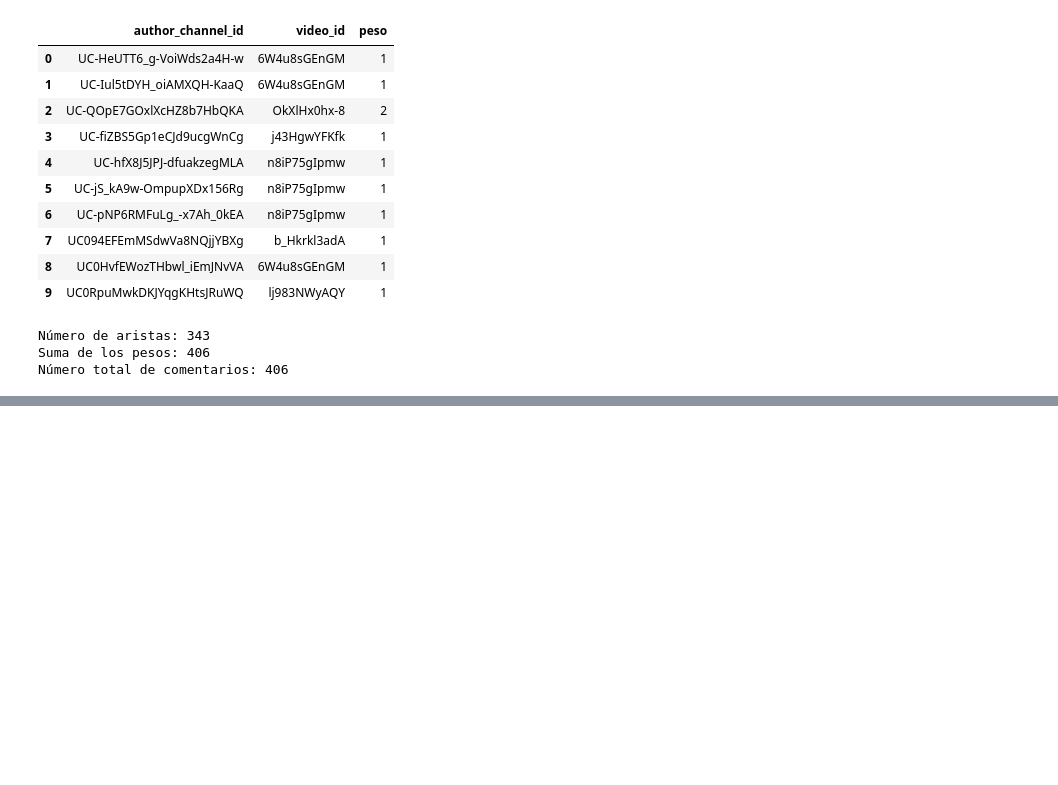
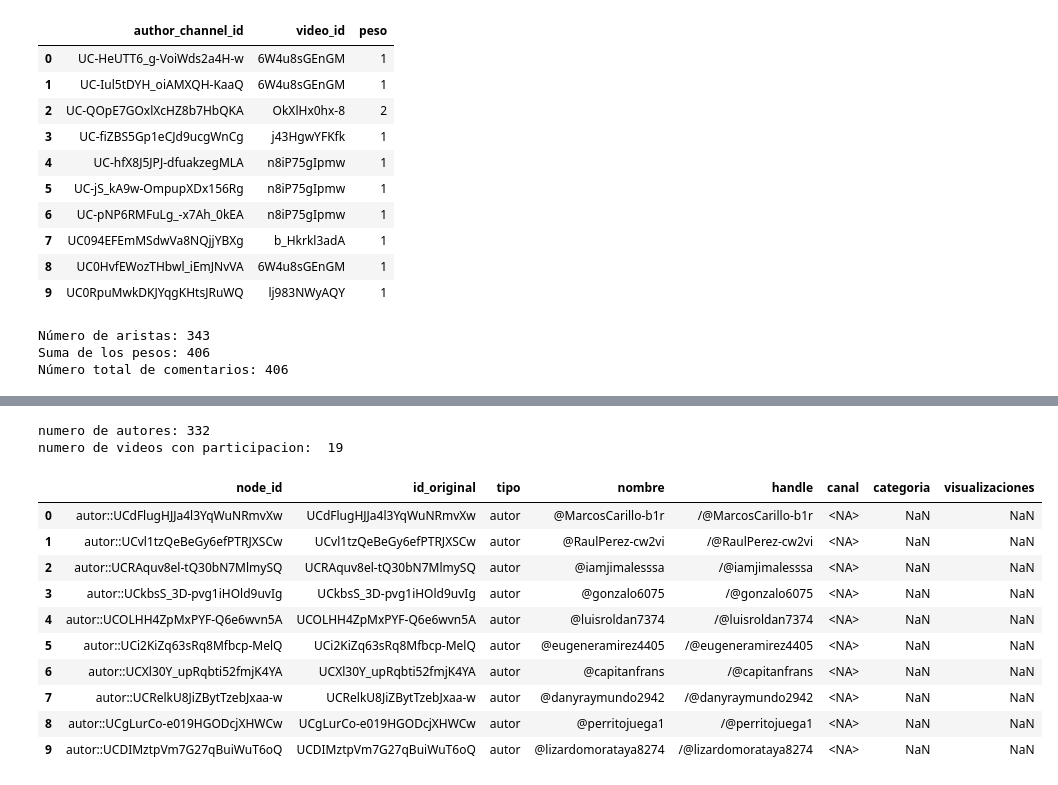
Before and after one commit to Vann06/Data-Science, a Jupyter notebook: L06_redes_sociales/notebooks/avances_lab6.ipynb, the cells around one changed output, grey strips where cells are left out. Drawn from its saved outputs; the diff is of its cells as text; code cells hidden in the pictures; blank space fills up the shorter version.

```diff
--- a/L06_redes_sociales/notebooks/avances_lab6.ipynb
+++ b/L06_redes_sociales/notebooks/avances_lab6.ipynb
@@ -1669,0 +1820,9 @@ Número total de comentarios: 406
+# %%
+nodos_videos["tipo"] = "video"
+
+nodos_videos["node_id"] = (
+    "video::"
+    + nodos_videos["video_id"].astype(str)
+)
+
+nodos_videos.head()
@@ -1669,0 +1836,53 @@ Número total de comentarios: 406
+# %%
+print(
+    "numero de autores:", len(nodos_autores)
+)
+
+print(
+    "numero de videos con participacion: ", len(nodos_videos)
+)
+# %% [output]
+numero de autores: 332
+numero de videos con participacion:  19
+# %%
+#tablas
+# necesitamos que autores y videos formen una sola tabla
+tabla_autores = pd.DataFrame({
+    "node_id": nodos_autores["node_id"],
+    "id_original": nodos_autores["author_channel_id"],
+    "tipo": "autor",
+    "nombre": nodos_autores["author_name"],
+    "handle": nodos_autores["author_handle"]
+})
+
+tabla_videos = pd.DataFrame({
+    "node_id": nodos_videos["node_id"],
+    "id_original": nodos_videos["video_id"],
+    "tipo": "video",
+    "nombre": nodos_videos["title"],
+    "canal": nodos_videos["channel_name"],
+    "categoria": nodos_videos["category"],
+    "visualizaciones": nodos_videos["view_count"]
+})
+# %%
+tabla_nodos = pd.concat(
+    [
+        tabla_autores,
+        tabla_videos
+    ],
+    ignore_index=True
+)
+
+tabla_nodos.head(10)
+# %% [output]
+|  | node_id | id_original | tipo | nombre | handle | canal | categoria | visualizaciones |
+| 0 | autor::UCdFlugHJJa4l3YqWuNRmvXw | UCdFlugHJJa4l3YqWuNRmvXw | autor | @MarcosCarillo-b1r | /@MarcosCarillo-b1r | <NA> | NaN | NaN |
+| 1 | autor::UCvl1tzQeBeGy6efPTRJXSCw | UCvl1tzQeBeGy6efPTRJXSCw | autor | @RaulPerez-cw2vi | /@RaulPerez-cw2vi | <NA> | NaN | NaN |
+| 2 | autor::UCRAquv8el-tQ30bN7MlmySQ | UCRAquv8el-tQ30bN7MlmySQ | autor | @iamjimalesssa | /@iamjimalesssa | <NA> | NaN | NaN |
+| 3 | autor::UCkbsS_3D-pvg1iHOld9uvIg | UCkbsS_3D-pvg1iHOld9uvIg | autor | @gonzalo6075 | /@gonzalo6075 | <NA> | NaN | NaN |
+| 4 | autor::UCOLHH4ZpMxPYF-Q6e6wvn5A | UCOLHH4ZpMxPYF-Q6e6wvn5A | autor | @luisroldan7374 | /@luisroldan7374 | <NA> | NaN | NaN |
+| 5 | autor::UCi2KiZq63sRq8Mfbcp-MelQ | UCi2KiZq63sRq8Mfbcp-MelQ | autor | @eugeneramirez4405 | /@eugeneramirez4405 | <NA> | NaN | NaN |
+| 6 | autor::UCXl30Y_upRqbti52fmjK4YA | UCXl30Y_upRqbti52fmjK4YA | autor | @capitanfrans | /@capitanfrans | <NA> | NaN | NaN |
+| 7 | autor::UCRelkU8JiZBytTzebJxaa-w | UCRelkU8JiZBytTzebJxaa-w | autor | @danyraymundo2942 | /@danyraymundo2942 | <NA> | NaN | NaN |
+| 8 | autor::UCgLurCo-e019HGODcjXHWCw | UCgLurCo-e019HGODcjXHWCw | autor | @perritojuega1 | /@perritojuega1 | <NA> | NaN | NaN |
+| 9 | autor::UCDIMztpVm7G27qBuiWuT6oQ | UCDIMztpVm7G27qBuiWuT6oQ | autor | @lizardomorataya8274 | /@lizardomorataya8274 | <NA> | NaN | NaN |
```
Also changed, not shown: parts of 37 cells of this notebook, 3 other files.
